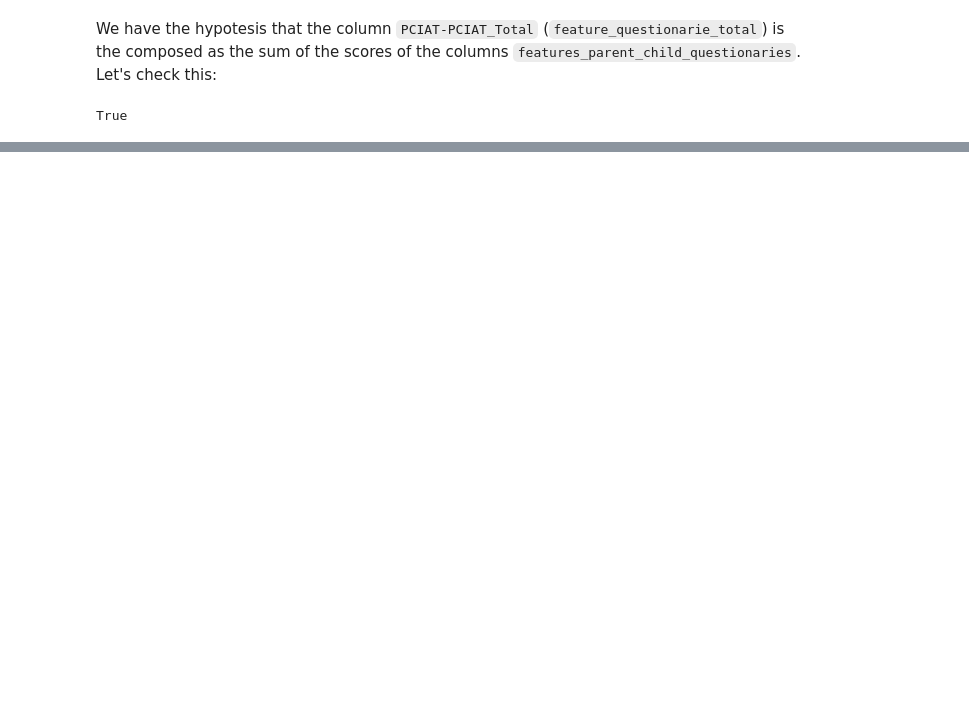
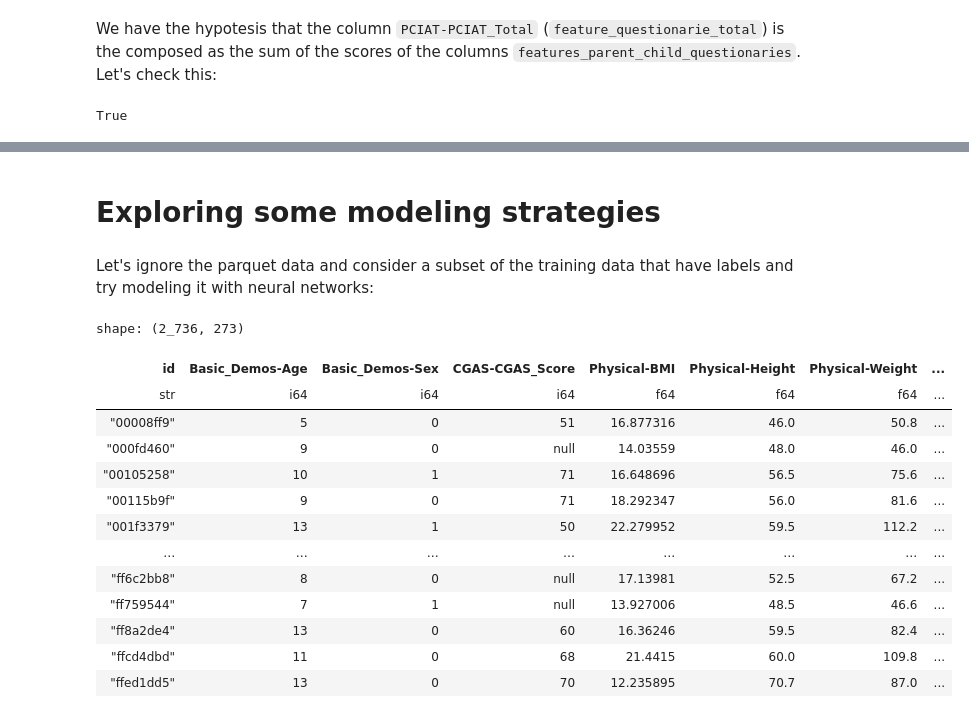
Before and after one commit to fbaltor/problematic-internet-use, a Jupyter notebook: problematic-internet-use.ipynb, the cells around one changed output, grey strips where cells are left out. Cells and saved outputs as stored; diff of their text form; code cells hidden in the pictures; blank space fills up the shorter version.

Commit message:
one-hot encoding for categorical data

```diff
--- a/problematic-internet-use.ipynb
+++ b/problematic-internet-use.ipynb
@@ -93,0 +89,17 @@ shape: (9, 83)
+# %%
+# Let's study the features and labels
+
+features = train.columns[:-1]
+features_basic_demographics = train.columns[1:4]
+features_children_global = train.columns[4:6]
+features_physical_measured = train.columns[6:14]
+features_fitness_endurance = train.columns[14:18]
+features_fitness_gram = train.columns[18:33]
+features_impedance = train.columns[33:50]
+features_activity_questionaries = train.columns[50:54]
+features_parent_child_questionaries = train.columns[54:76]
+feature_questionarie_total = train.columns[75]
+features_sleep = train.columns[76:79]
+feature_label_season = train.columns[-2:-1]
+
+label = train.columns[-1:]
@@ -94,3 +108,6 @@ shape: (9, 83)
+# %%
+X = train[features]
+y = train[label]
 # %% [markdown]
 Let's check the parquet files:
 # %%
@@ -274,0 +318,8 @@ True
+# %%
+one_hot = X.select(pl.col(features_categorical)).to_dummies()
+features_one_hot = one_hot.columns
+
+X_one_hot = pl.concat([X, one_hot], how='horizontal')
+X_one_hot = X_one_hot.drop(features_categorical)
+
+features = X_one_hot.columns
@@ -274,0 +345,25 @@ True
+# %% [markdown]
+# Exploring some modeling strategies
+# %% [markdown]
+Let's ignore the parquet data and consider a subset of the training data that have labels and try modeling it with neural networks:
+# %%
+data = pl.concat([X_one_hot, y], how='horizontal')
+data_lz = pl.LazyFrame(data)
+data_labeled = data_lz.filter(pl.col(label).is_not_null()).collect()
+
+data_labeled
+# %% [output]
+shape: (2_736, 273)
+| id | Basic_Demos-Age | Basic_Demos-Sex | CGAS-CGAS_Score | Physical-BMI | Physical-Height | Physical-Weight | ... |
+| str | i64 | i64 | i64 | f64 | f64 | f64 | ... |
+| "00008ff9" | 5 | 0 | 51 | 16.877316 | 46.0 | 50.8 | ... |
+| "000fd460" | 9 | 0 | null | 14.03559 | 48.0 | 46.0 | ... |
+| "00105258" | 10 | 1 | 71 | 16.648696 | 56.5 | 75.6 | ... |
+| "00115b9f" | 9 | 0 | 71 | 18.292347 | 56.0 | 81.6 | ... |
+| "001f3379" | 13 | 1 | 50 | 22.279952 | 59.5 | 112.2 | ... |
+| … | … | … | … | … | … | … | ... |
+| "ff6c2bb8" | 8 | 0 | null | 17.13981 | 52.5 | 67.2 | ... |
+| "ff759544" | 7 | 1 | null | 13.927006 | 48.5 | 46.6 | ... |
+| "ff8a2de4" | 13 | 0 | 60 | 16.36246 | 59.5 | 82.4 | ... |
+| "ffcd4dbd" | 11 | 0 | 68 | 21.4415 | 60.0 | 109.8 | ... |
+| "ffed1dd5" | 13 | 0 | 70 | 12.235895 | 70.7 | 87.0 | ... |
```
Also changed, not shown: parts of 22 cells of this notebook.
